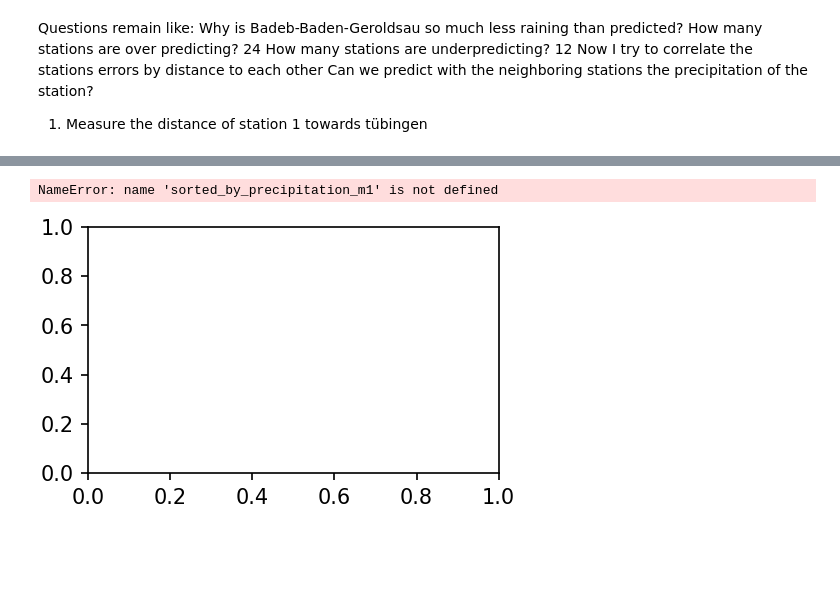
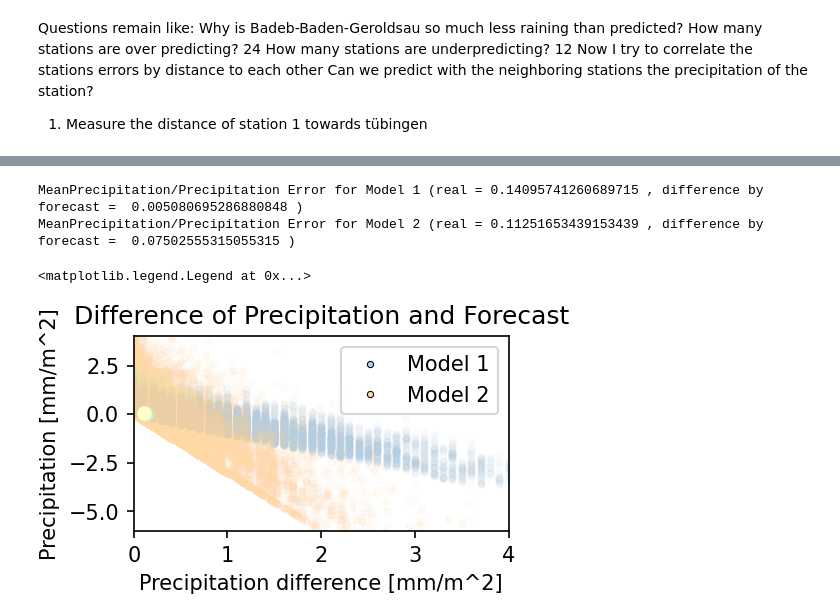
Before and after one commit to RobinU434/DataLiteracy, a Jupyter notebook: studies/11_01_24_LD_fig_BaWu_stations.ipynb, the cells around one changed output, grey strips where cells are left out. Saved outputs shown, nothing was run; the diff lists cells and outputs as text; code cells hidden in the pictures; blank space fills up the shorter version.

Commit message:
Station Error LD

```diff
--- a/studies/11_01_24_LD_fig_BaWu_stations.ipynb
+++ b/studies/11_01_24_LD_fig_BaWu_stations.ipynb
@@ -23,4 +23,4 @@ from tueplots.constants.color import palettes
 
 
 # "Better" figure size to display the font-changes
-plt.rcParams.update(figsizes.icml2022_half())
+#plt.rcParams.update(figsizes.icml2022_half())
@@ -299,36 +286,38 @@ ax.scatter(sorted_by_precipitation_m2["precipitation_real"],
            c= cmap_color(0.5),
            alpha= 0.05,
            label="Model 2",
            marker = ".")
 
 #Plot mean
 ax.scatter(sorted_by_precipitation_m1["precipitation_real"].mean(),
            sorted_by_precipitation_m1["precipitation_error"].mean(),
              c= cmap_color(0.3),marker = "o")
 ax.scatter(sorted_by_precipitation_m2["precipitation_real"].mean(),
            sorted_by_precipitation_m2["precipitation_error"].mean(),
              c= cmap_color(0.6), marker = "o")
 ax.set(xlabel = "Precipitation difference [mm/m^2]",
        ylabel= "Precipitation [mm/m^2]",
        title= "Difference of Precipitation and Forecast",
        ylim = (-6,4),
        xlim= (0,4))
-
+#ax.axis('equal')
 print("MeanPrecipitation/Precipitation Error for Model 1 (real =",
       sorted_by_precipitation_m1["precipitation_real"].mean() ,
       ", difference by forecast = ",
       sorted_by_precipitation_m1["precipitation_error"].mean(), ")" )
 print("MeanPrecipitation/Precipitation Error for Model 2 (real =",
       sorted_by_precipitation_m2["precipitation_real"].mean() ,
       ", difference by forecast = ",
       sorted_by_precipitation_m2["precipitation_error"].mean(), ")" )
-
+plt.rcParams.update()
 
 #Create Legend
-eight = mlines.Line2D([], [], color=cmap_color(0.2), marker='o', ls='', label='Model 1')
-nine = mlines.Line2D([], [], color=cmap_color(0.5), marker='o', ls='', label='Model 2')
+eight = mlines.Line2D([], [], color=cmap_color(0.2), marker='.', ls='', label='Model 1')
+nine = mlines.Line2D([], [], color=cmap_color(0.5), marker='.', ls='', label='Model 2')
 # etc etc
 plt.legend(handles=[eight, nine])
 # %% [output]
-NameError: name 'sorted_by_precipitation_m1' is not defined
+MeanPrecipitation/Precipitation Error for Model 1 (real = 0.14095741260689715 , difference by forecast =  0.005080695286880848 )
+MeanPrecipitation/Precipitation Error for Model 2 (real = 0.11251653439153439 , difference by forecast =  0.07502555315055315 )
+<matplotlib.legend.Legend at 0x...>
-[figure, old version]
+[figure, new version]
```
Also changed, not shown: parts of 5 cells of this notebook.
